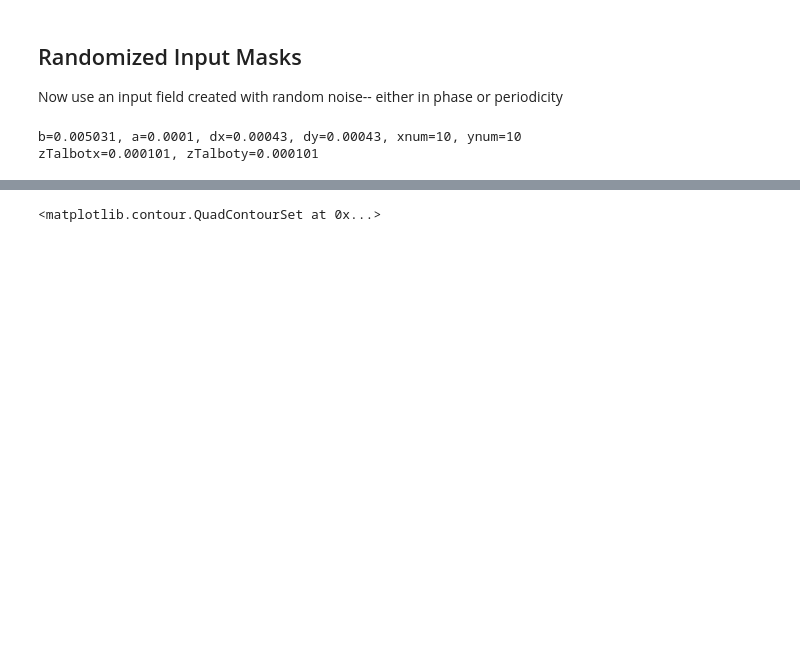
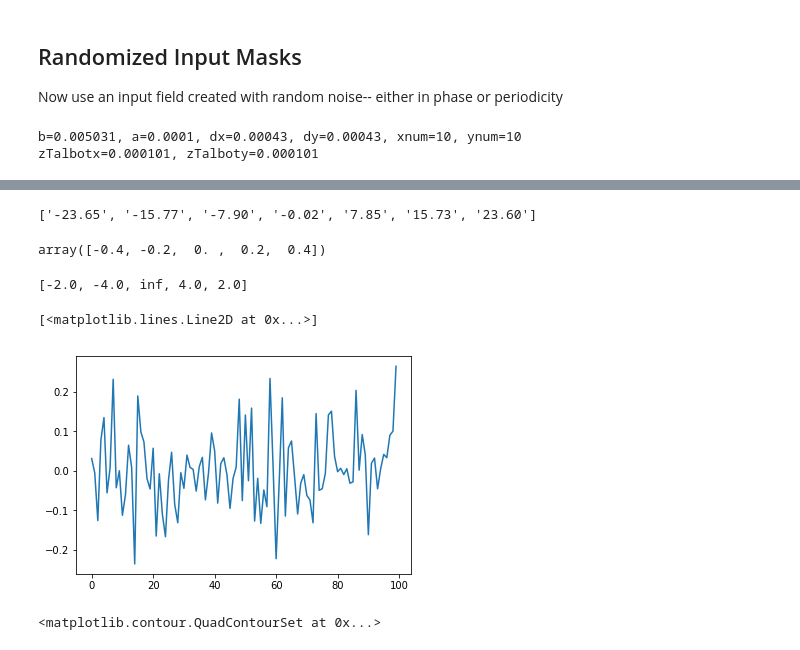
Before and after one commit to prhuft/fourier-optics, a Jupyter notebook: randomized_array.ipynb, the cells around one changed output, grey strips where cells are left out. Saved outputs shown, nothing was run; the diff lists cells and outputs as text; code cells hidden in the pictures; blank space fills up the shorter version.

```diff
--- a/randomized_array.ipynb
+++ b/randomized_array.ipynb
@@ -138,0 +97,5 @@ MemoryError:
+# %%
+# append(x1pts[0],([x1pts[idx-1] for idx in ax.get_xticks()[1:]]))
+[f'{x:0.2f}' for x in linspace(x1pts[0],x1pts[-1],len(ax.get_xticks()-1))/a]
+# %% [output]
+['-23.65', '-15.77', '-7.90', '-0.02', '7.85', '15.73', '23.60']
@@ -139,3 +104,19 @@ MemoryError:
+# %%
+cbar.ax.get_yticks()
+# %% [output]
+array([-0.4, -0.2,  0. ,  0.2,  0.4])
+# %%
+ticks = arange(-.5,.75, .25)
+[1/tick for tick in ticks]
+['pi/tick']
+# %% [output]
+[-2.0, -4.0, inf, 4.0, 2.0]
+# %%
+xr = range(100)
+plt.plot(xr, random.normal(0, 0.1, len(xr)))
+# %% [output]
+[<matplotlib.lines.Line2D at 0x...>]
+[figure, added]
 # %%
 # xpts, ypts = get_grid(dx,dy,xnum,ynum)
 # ax.scatter(xpts,ypts)
```
Also changed, not shown: parts of 8 cells of this notebook, 3 other files.
